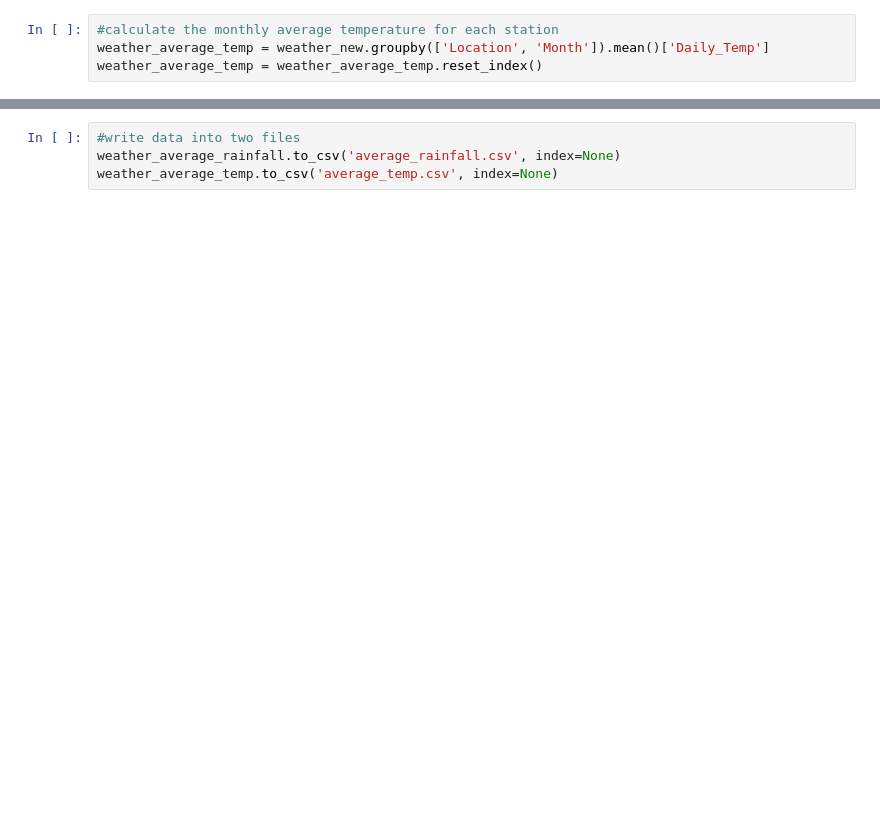
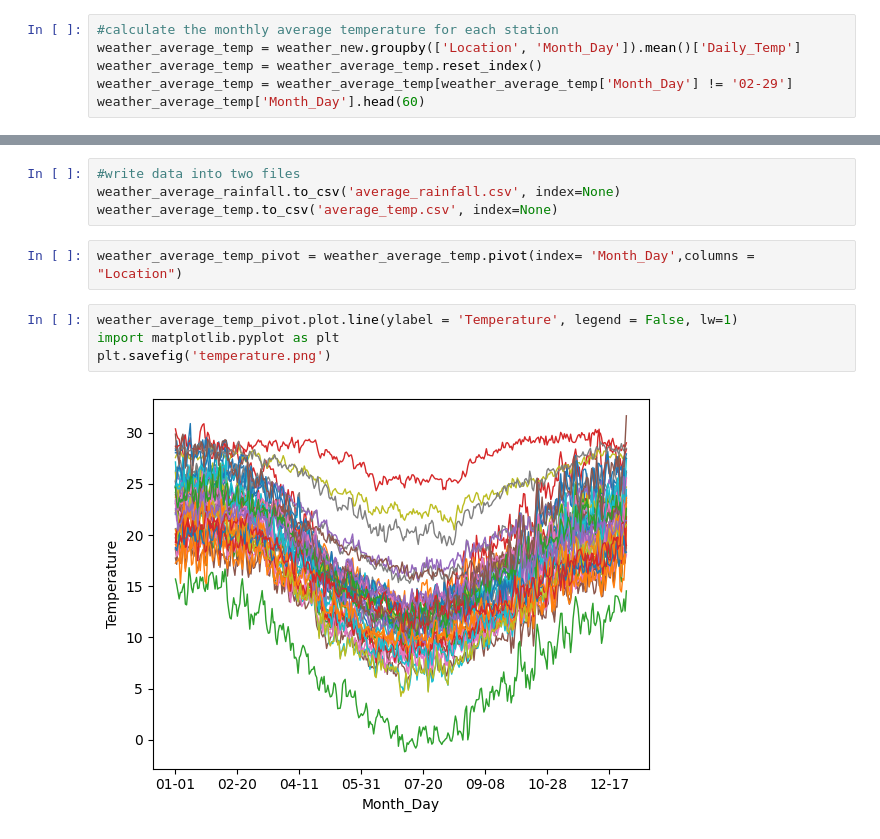
Before and after one commit to menghe2727/data_science, a Jupyter notebook: fda/fda_preprocessing.ipynb, the cells around one changed output, grey strips where cells are left out. Drawn from its saved outputs; the diff is of its cells as text; blank space fills up the shorter version.

```diff
--- a/fda/fda_preprocessing.ipynb
+++ b/fda/fda_preprocessing.ipynb
@@ -151,4 +172,6 @@ weather_average_rainfall = weather_average_rainfall.reset_index()
 # %%
 #calculate the monthly average temperature for each station
-weather_average_temp = weather_new.groupby(['Location', 'Month']).mean()['Daily_Temp']
+weather_average_temp = weather_new.groupby(['Location', 'Month_Day']).mean()['Daily_Temp']
 weather_average_temp = weather_average_temp.reset_index()
+weather_average_temp = weather_average_temp[weather_average_temp['Month_Day'] != '02-29']
+weather_average_temp['Month_Day'].head(60)
@@ -156,3 +197,11 @@ weather_average_temp = weather_average_temp.reset_index()
 #write data into two files
 weather_average_rainfall.to_csv('average_rainfall.csv', index=None)
 weather_average_temp.to_csv('average_temp.csv', index=None)
+# %%
+weather_average_temp_pivot = weather_average_temp.pivot(index= 'Month_Day',columns = "Location")
+# %%
+weather_average_temp_pivot.plot.line(ylabel = 'Temperature', legend = False, lw=1)
+import matplotlib.pyplot as plt
+plt.savefig('temperature.png')
+# %% [output]
+[figure, added]
```
Also changed, not shown: parts of 6 cells of this notebook, 3 other files.
